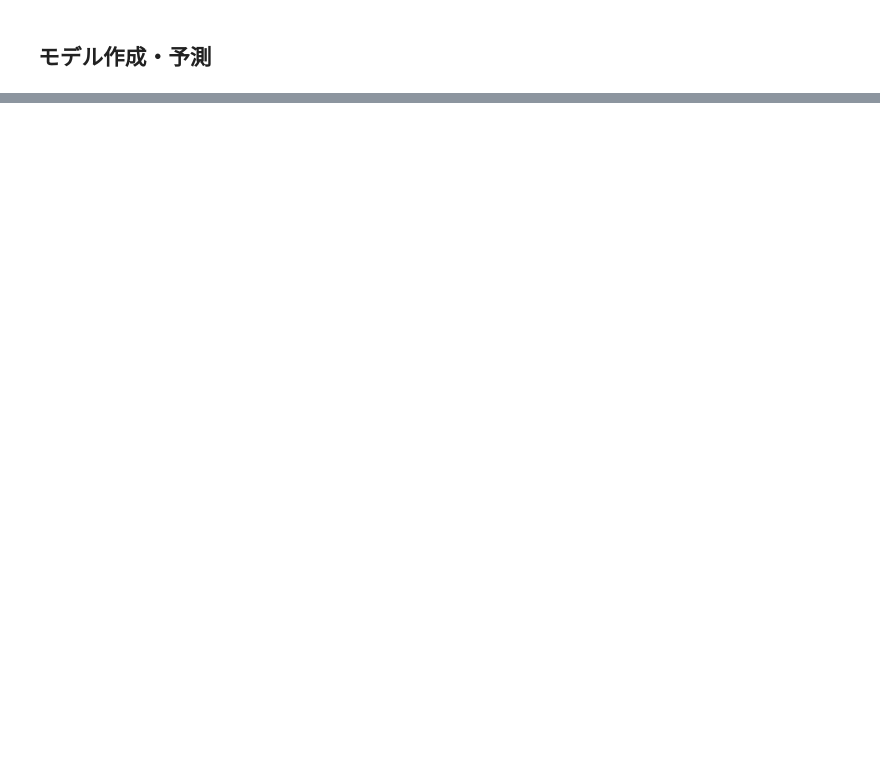
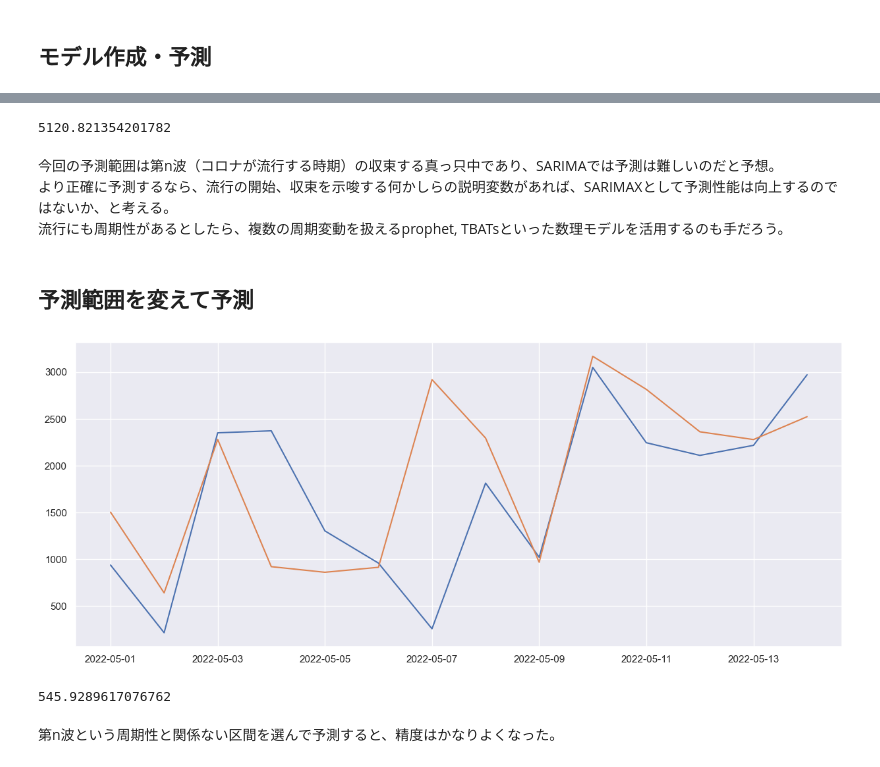
Before and after one commit to ayukichi/timeseries_analysis, a Jupyter notebook: SARIMAX/SARIMAX.ipynb, the cells around one changed output, grey strips where cells are left out. Cells and saved outputs as stored; diff of their text form; code cells hidden in the pictures; blank space fills up the shorter version.

Commit message:
add prediction and evaluation

```diff
--- a/SARIMAX/SARIMAX.ipynb
+++ b/SARIMAX/SARIMAX.ipynb
@@ -229,0 +252,10 @@ plt.show()
+# %%
+mean_absolute_error(y_true=result_true, y_pred=result_pred)
+# %% [output]
+5120.821354201782
+# %% [markdown]
+今回の予測範囲は第n波（コロナが流行する時期）の収束する真っ只中であり、SARIMAでは予測は難しいのだと予想。\
+より正確に予測するなら、流行の開始、収束を示唆する何かしらの説明変数があれば、SARIMAXとして予測性能は向上するのではないか、と考える。\
+流行にも周期性があるとしたら、複数の周期変動を扱えるprophet, TBATsといった数理モデルを活用するのも手だろう。
+# %% [markdown]
+## 予測範囲を変えて予測
@@ -229,0 +265,14 @@ plt.show()
+# %%
+predict2 = result.predict('2022-05-01','2022-05-14')
+# %%
+plt.plot(predict2)
+plt.plot(data_aichi['2022-05-01':'2022-05-14'])
+plt.show()
+# %% [output]
+[figure, added]
+# %%
+mean_absolute_error(y_true=data_aichi['2022-05-01':'2022-05-14'], y_pred=predict2)
+# %% [output]
+545.9289617076762
+# %% [markdown]
+第n波という周期性と関係ない区間を選んで予測すると、精度はかなりよくなった。
```
Also changed, not shown: parts of 10 cells of this notebook.
